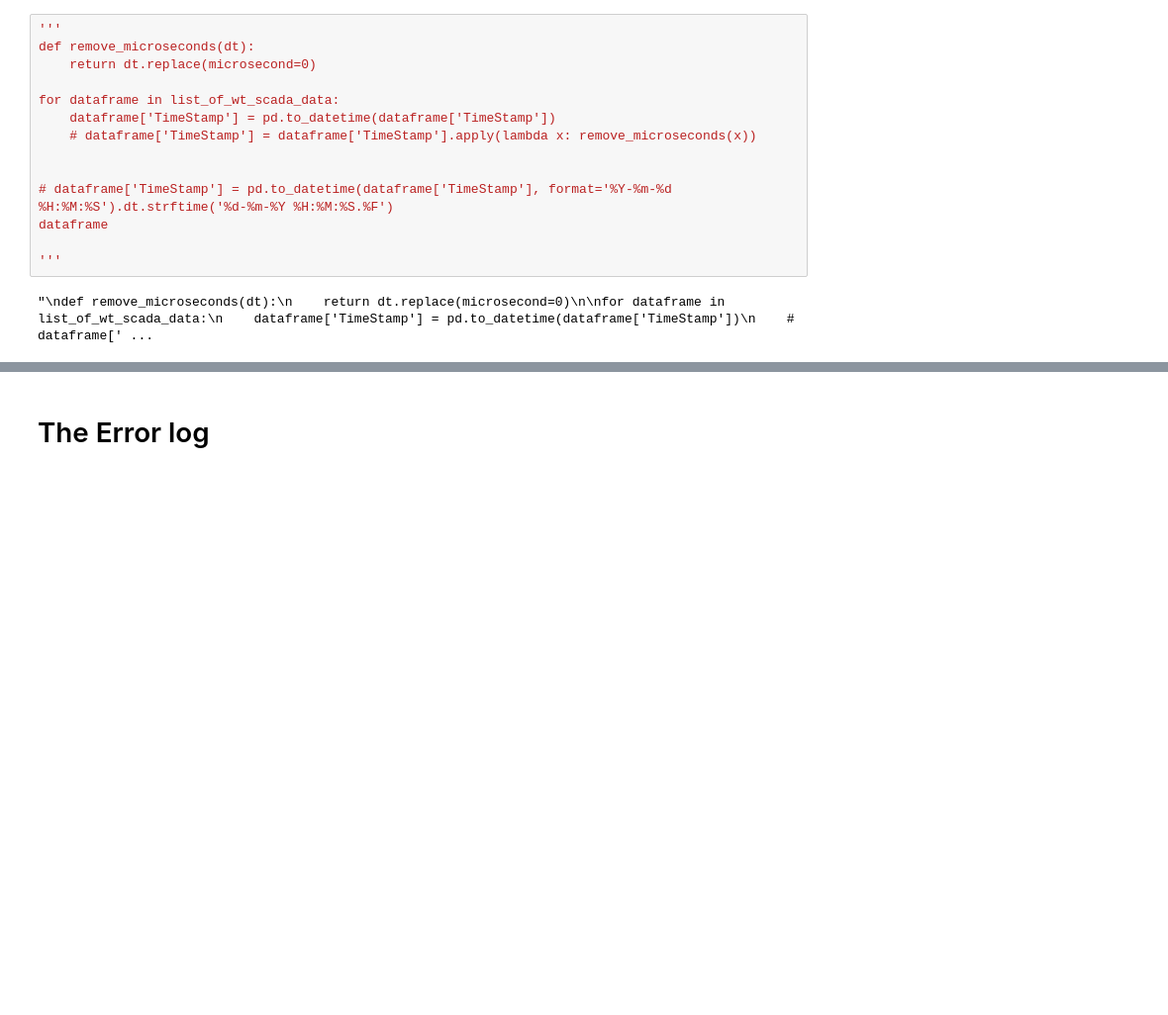
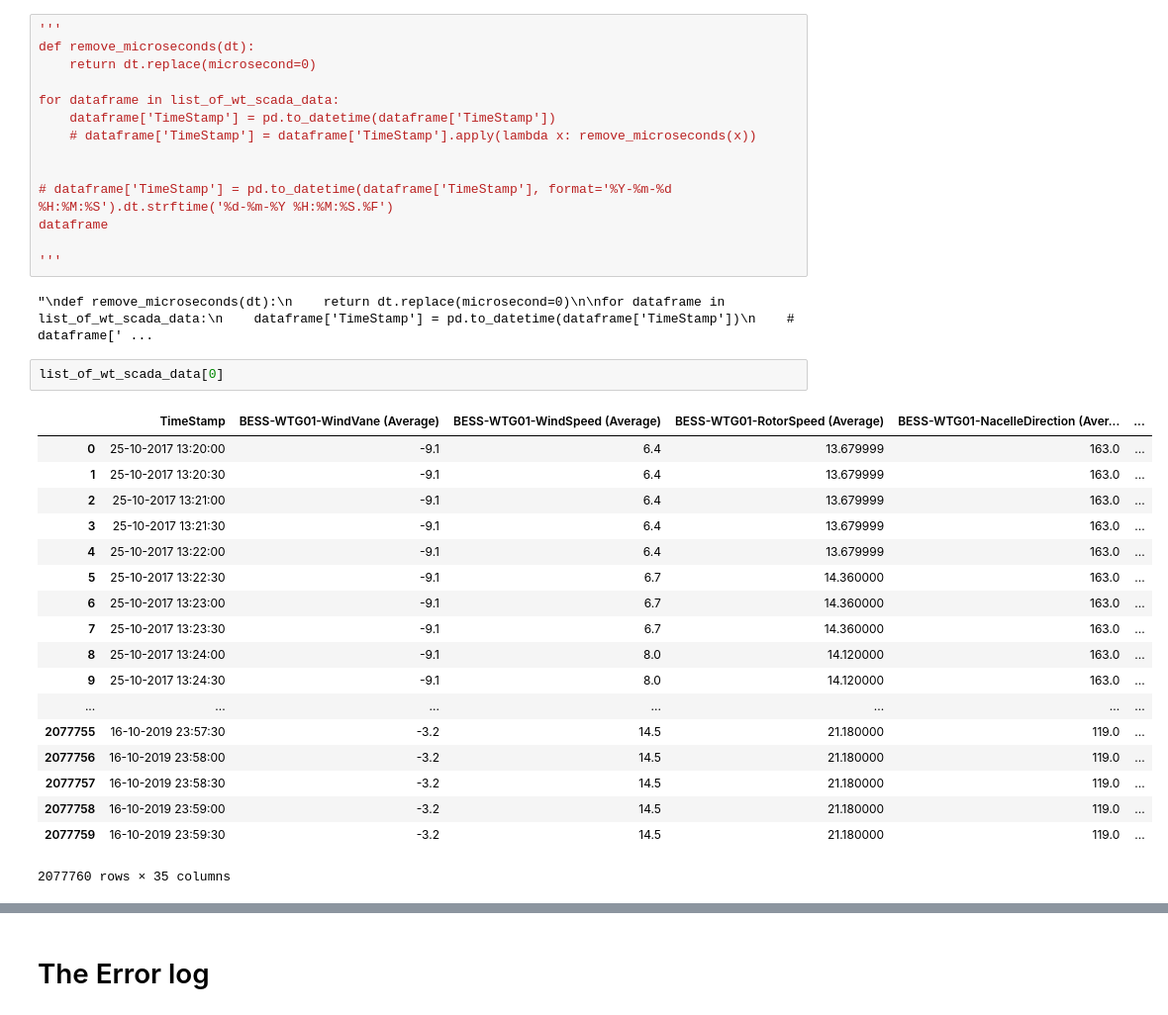
Before and after one commit to StianIsmar/project-thesis, a Jupyter notebook: TE/fill_in_blanks.ipynb, the cells around one changed output, grey strips where cells are left out. Shown at 99% size. Saved outputs shown, nothing was run; the diff lists cells and outputs as text; blank space fills up the shorter version.

```diff
--- a/TE/fill_in_blanks.ipynb
+++ b/TE/fill_in_blanks.ipynb
@@ -306,3 +294,24 @@ dataframe
 '''
 # %% [output]
 "\ndef remove_microseconds(dt):\n    return dt.replace(microsecond=0)\n\nfor dataframe in list_of_wt_scada_data:\n    dataframe['TimeStamp'] = pd.to_datetime(dataframe['TimeStamp'])\n    # dataframe[' ...
+# %%
+list_of_wt_scada_data[0]
+# %% [output]
+|  | TimeStamp | BESS-WTG01-WindVane (Average) | BESS-WTG01-WindSpeed (Average) | BESS-WTG01-RotorSpeed (Average) | BESS-WTG01-NacelleDirection (Aver... | ... |
+| 0 | 25-10-2017 13:20:00 | -9.1 | 6.4 | 13.679999 | 163.0 | ... |
+| 1 | 25-10-2017 13:20:30 | -9.1 | 6.4 | 13.679999 | 163.0 | ... |
+| 2 | 25-10-2017 13:21:00 | -9.1 | 6.4 | 13.679999 | 163.0 | ... |
+| 3 | 25-10-2017 13:21:30 | -9.1 | 6.4 | 13.679999 | 163.0 | ... |
+| 4 | 25-10-2017 13:22:00 | -9.1 | 6.4 | 13.679999 | 163.0 | ... |
+| 5 | 25-10-2017 13:22:30 | -9.1 | 6.7 | 14.360000 | 163.0 | ... |
+| 6 | 25-10-2017 13:23:00 | -9.1 | 6.7 | 14.360000 | 163.0 | ... |
+| 7 | 25-10-2017 13:23:30 | -9.1 | 6.7 | 14.360000 | 163.0 | ... |
+| 8 | 25-10-2017 13:24:00 | -9.1 | 8.0 | 14.120000 | 163.0 | ... |
+| 9 | 25-10-2017 13:24:30 | -9.1 | 8.0 | 14.120000 | 163.0 | ... |
+| ... | ... | ... | ... | ... | ... | ... |
+| 2077755 | 16-10-2019 23:57:30 | -3.2 | 14.5 | 21.180000 | 119.0 | ... |
+| 2077756 | 16-10-2019 23:58:00 | -3.2 | 14.5 | 21.180000 | 119.0 | ... |
+| 2077757 | 16-10-2019 23:58:30 | -3.2 | 14.5 | 21.180000 | 119.0 | ... |
+| 2077758 | 16-10-2019 23:59:00 | -3.2 | 14.5 | 21.180000 | 119.0 | ... |
+| 2077759 | 16-10-2019 23:59:30 | -3.2 | 14.5 | 21.180000 | 119.0 | ... |
+2077760 rows × 35 columns
```
Also changed, not shown: parts of 9 cells of this notebook, 1 other file.
